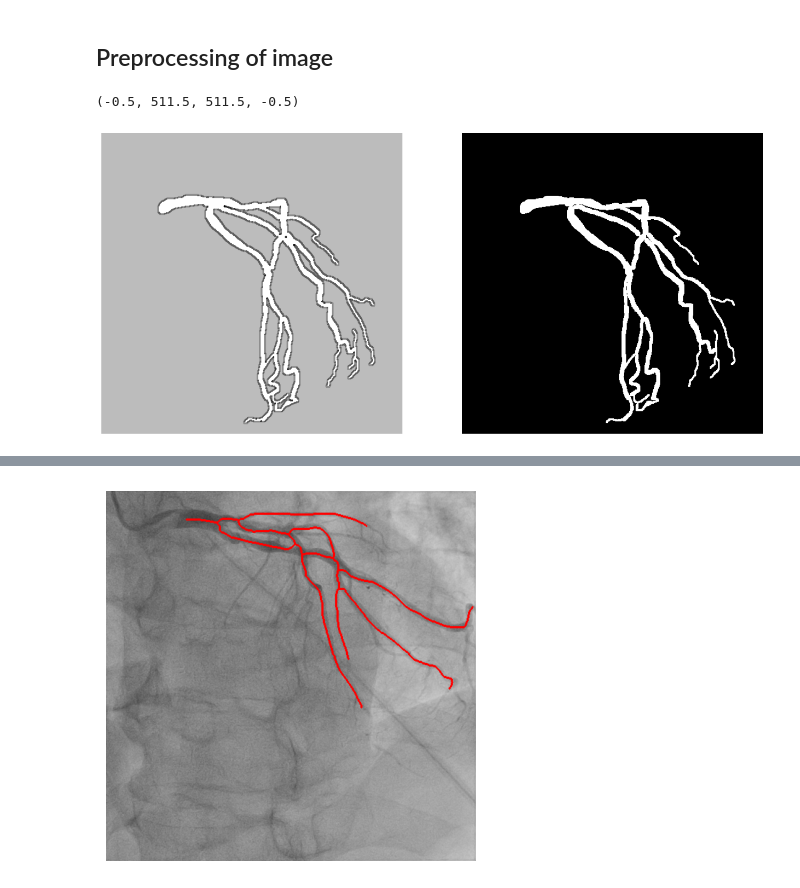
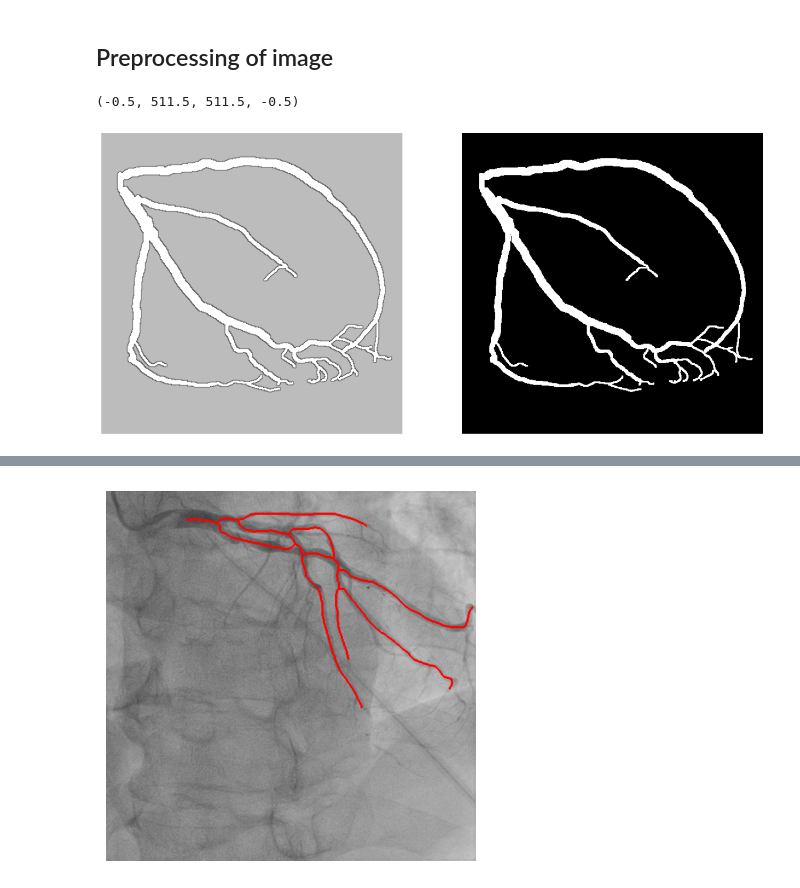
Before and after one commit to SzymixOz/semantic-segmentation-of-coronary-vessels, a Jupyter notebook: keypoints/keypoints.ipynb, the cells around one changed output, grey strips where cells are left out. Saved outputs shown, nothing was run; the diff lists cells and outputs as text; code cells hidden in the pictures.

```diff
--- a/keypoints/keypoints.ipynb
+++ b/keypoints/keypoints.ipynb
@@ -371,7 +365,7 @@ for keypoint in zip(*keypoints_per_color['boundaries']):
 
 Using skeletonization and nx.graphs i try to find bifurcation, filter-out noise and differentiate branches and crossing
 # %%
-index_binary = 15
+index_binary = 10
 image_binary = images_voting[index_binary]
 my_mask_binary = get_mask(images_voting[index_binary], segmentations_voting[index_binary], labels_voting[index_binary], name=filenames_voting[index_binary], folder_name='ground_truth', binary=True, ground_truth=True)
 clear_output(wait=True)
@@ -402,35 +396,35 @@ from skimage import color
 from scipy.ndimage import laplace
 from matplotlib.lines import Line2D
 from skimage.morphology import erosion, disk, dilation
 
 # Define the structuring element
 selem = disk(1.001)  # adjust the radius to control the amount of erosion
 
 mask_gray = rgb2gray(mask_binary)
 
 image_dilated = dilation(mask_gray, selem)
 # image_dilated = mask_gray
 mask_gray_sharpened = image_dilated - 0.7 * laplace(image_dilated)
 # mask_gray_sharpened = mask_gray - 0.7 * laplace(mask_gray)
-selem = disk(1.6)
+selem = disk(1.0001)
 # selem = disk(1.001)
 mask_gray_erosion = erosion(mask_gray_sharpened, selem)
 # # Apply morphological erosion
 # mask_gray_erosion = erosion(mask_gray_sharpened, selem)
 
 plt.figure(figsize=(16, 10))
 # Display the result
 plt.subplot(1, 2, 1)
 # plt.imshow(mask_gray_erosion, cmap='gray')
 plt.imshow(mask_gray_erosion, cmap='gray')
 plt.axis('off')
 
 plt.subplot(1, 2, 2)
 plt.imshow(mask_gray, cmap='gray')
 plt.axis('off')
 # %% [output]
 (-0.5, 511.5, 511.5, -0.5)
-[figure, old version]
+[figure, new version]
 # %%
 import networkx as nx
 from skimage.morphology import skeletonize
```
Also changed, not shown: parts of 13 cells of this notebook, 2 other files.
